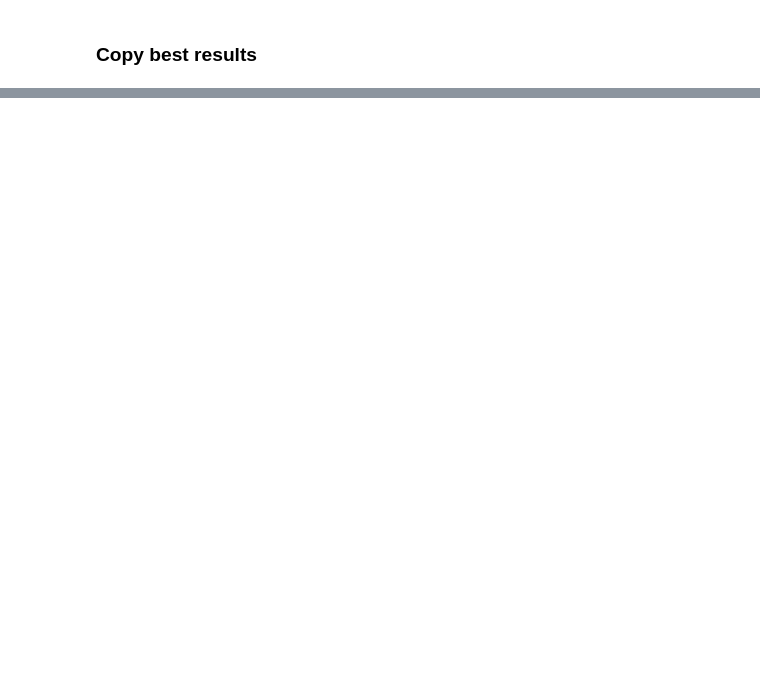
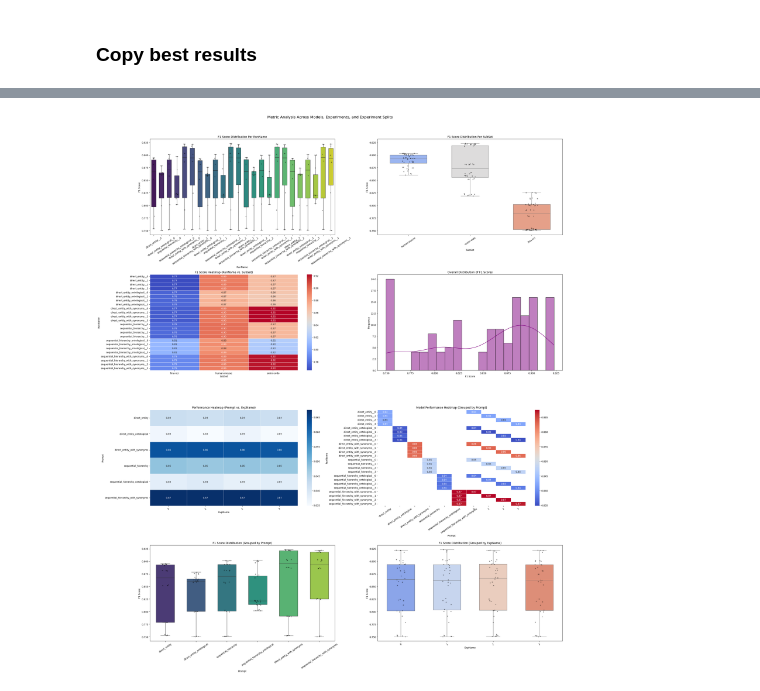
Before and after one commit to city-artificial-intelligence/logmap-llm-exp, a Jupyter notebook: notebooks/analyze_results.ipynb, the cells around one changed output, grey strips where cells are left out. Cells and saved outputs as stored; diff of their text form; code cells hidden in the pictures; blank space fills up the shorter version.

```diff
--- a/notebooks/analyze_results.ipynb
+++ b/notebooks/analyze_results.ipynb
@@ -220,11 +278,19 @@ results_df
 # %%
 metrics_df = results_df.copy()
 metric = "F1 Score"
 
-experiment_col, left_col, right_col = 'Prompt', "SubSet", "Model"
 experiment_col, left_col, right_col = "SubSet", "Prompt", "ExpName"
 
-run_col_name = "RunName"
-left_col_name = "leftPart"
-right_col_name = "rightPart"
-run_separator = "__"
+plot_detaild_analysis(
+    metrics_df=metrics_df,
+    metric=metric,
+    run_col_name="RunName",
+    experiment_col=experiment_col,
+    left_col=left_col,
+    right_col=right_col,
+    left_col_name="leftPart",
+    right_col_name="rightPart",
+    run_separator="__",
+)
+# %% [output]
+[figure, added]
```
Also changed, not shown: parts of 6 cells of this notebook, 2 other files.
